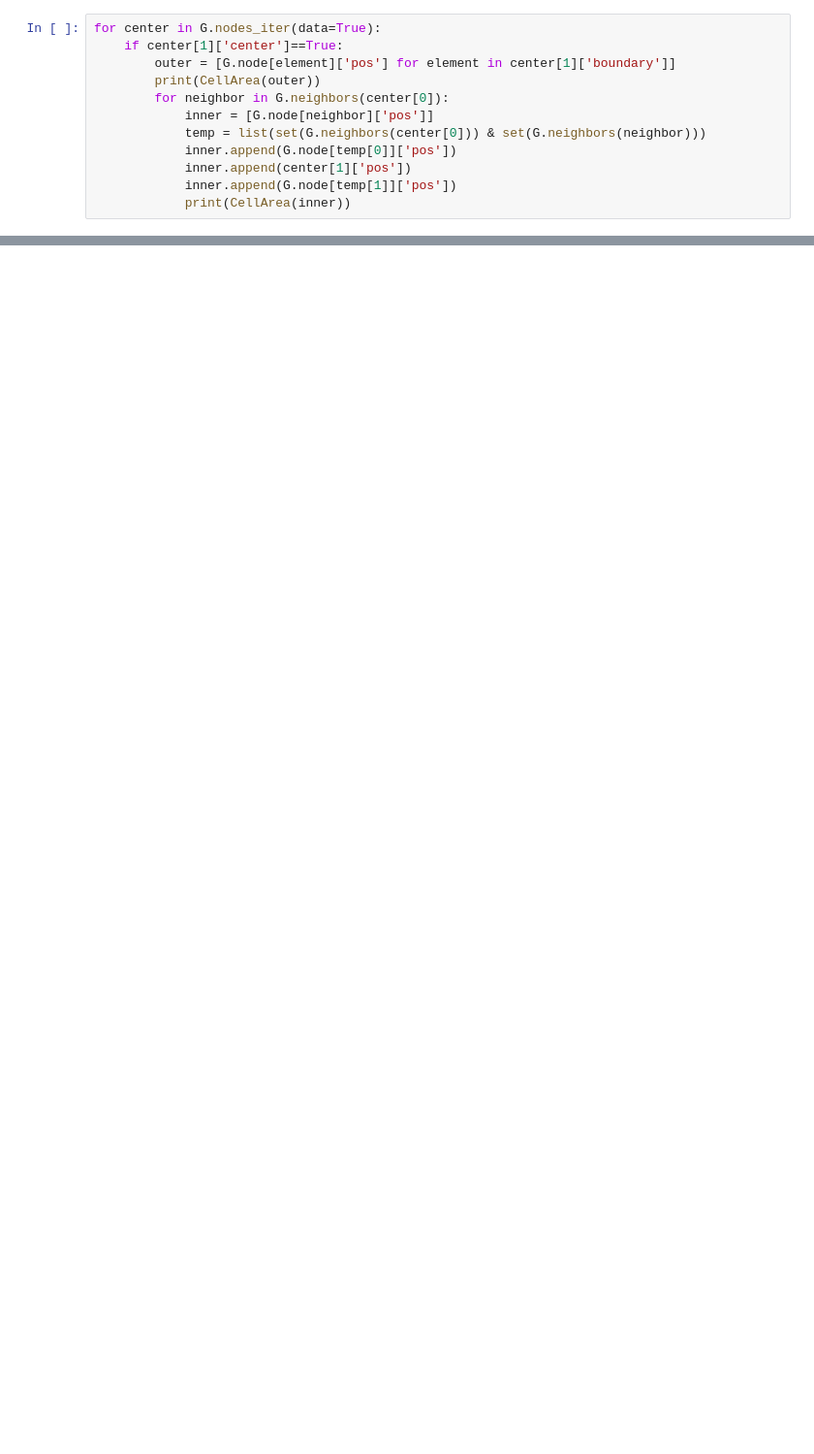
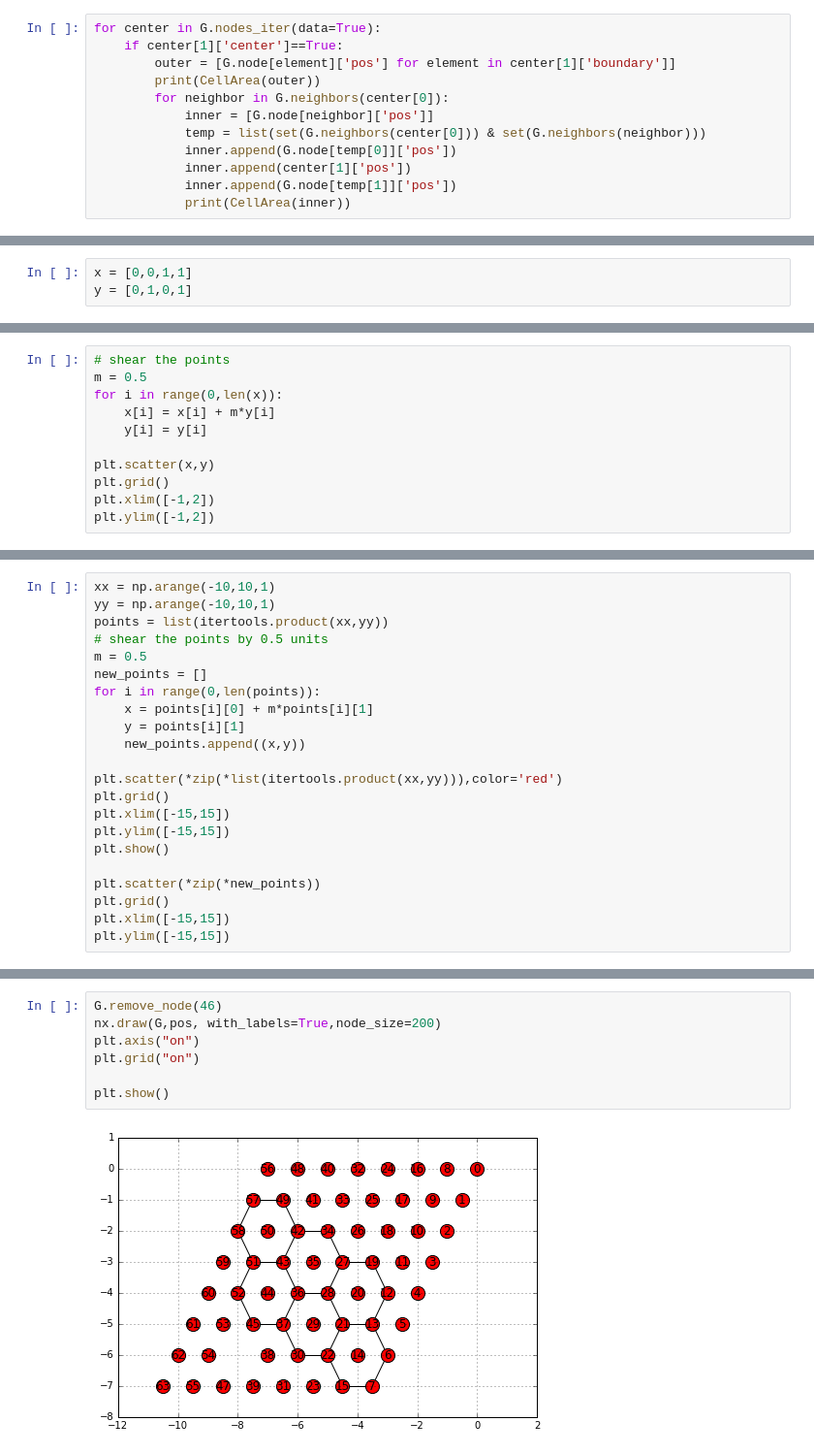
Before and after one commit to clintondurney/ubuquitous-drosophila, a Jupyter notebook: MultCell/CellularSheet.ipynb, the cells around one changed output, grey strips where cells are left out. Shown: that part at 97% size. Saved outputs shown, nothing was run; the diff lists cells and outputs as text; blank space fills up the shorter version.

```diff
--- a/MultCell/CellularSheet.ipynb
+++ b/MultCell/CellularSheet.ipynb
@@ -245,0 +262,3 @@ for center in G.nodes_iter(data=True):
+# %%
+x = [0,0,1,1]
+y = [0,1,0,1]
@@ -245,0 +270,11 @@ for center in G.nodes_iter(data=True):
+# %%
+# shear the points
+m = 0.5
+for i in range(0,len(x)):
+    x[i] = x[i] + m*y[i]
+    y[i] = y[i]
+
+plt.scatter(x,y)
+plt.grid()
+plt.xlim([-1,2])
+plt.ylim([-1,2])
@@ -245,0 +292,22 @@ for center in G.nodes_iter(data=True):
+# %%
+xx = np.arange(-10,10,1)
+yy = np.arange(-10,10,1)
+points = list(itertools.product(xx,yy))
+# shear the points by 0.5 units
+m = 0.5
+new_points = []
+for i in range(0,len(points)):
+    x = points[i][0] + m*points[i][1]
+    y = points[i][1]
+    new_points.append((x,y))
+
+plt.scatter(*zip(*list(itertools.product(xx,yy))),color='red')
+plt.grid()
+plt.xlim([-15,15])
+plt.ylim([-15,15])
+plt.show()
+
+plt.scatter(*zip(*new_points))
+plt.grid()
+plt.xlim([-15,15])
+plt.ylim([-15,15])
@@ -245,0 +506,9 @@ for center in G.nodes_iter(data=True):
+# %%
+G.remove_node(46)
+nx.draw(G,pos, with_labels=True,node_size=200)
+plt.axis("on")
+plt.grid("on")
+
+plt.show()
+# %% [output]
+[figure, added]
```
Also changed, not shown: parts of 27 cells of this notebook, 4 other files.
